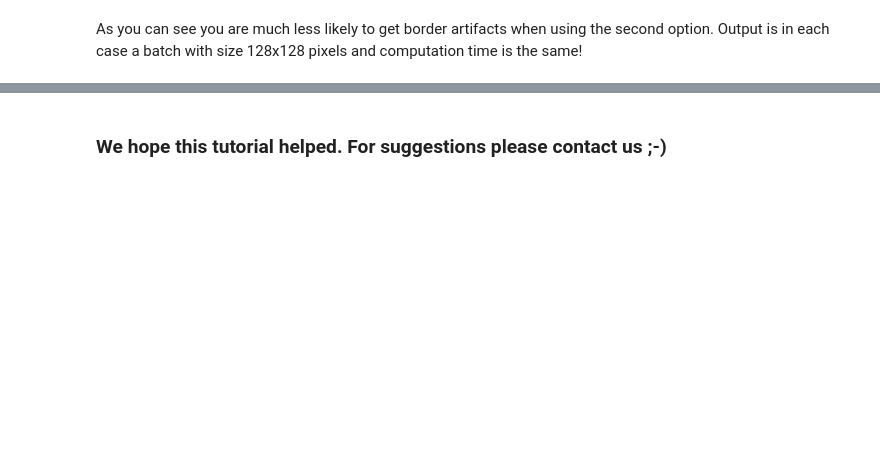
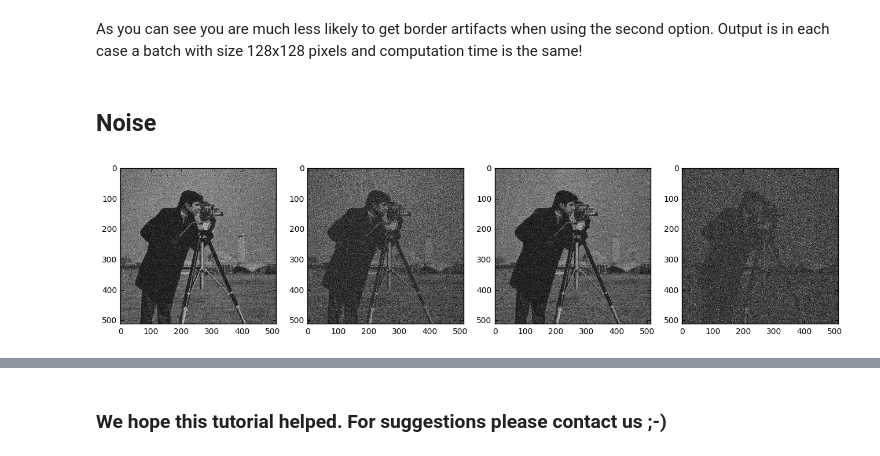
Before and after one commit to MIC-DKFZ/batchgenerators, a Jupyter notebook: batchgenerators/examples/example_ipynb.ipynb, the cells around one changed output, grey strips where cells are left out. Cells and saved outputs as stored; diff of their text form; code cells hidden in the pictures; blank space fills up the shorter version.

```diff
--- a/batchgenerators/examples/example_ipynb.ipynb
+++ b/batchgenerators/examples/example_ipynb.ipynb
@@ -208,2 +205,15 @@ Crop integrated into SpatialTransform (20 batches) took: 1.624 s
 # %% [markdown]
 As you can see you are much less likely to get border artifacts when using the second option. Output is in each case a batch with size 128x128 pixels and computation time is the same!
+# %% [markdown]
+## Noise
+# %%
+from batchgenerators.transforms.noise_transforms import RicianNoiseTransform
+from batchgenerators.dataloading.multi_threaded_augmenter import MultiThreadedAugmenter
+
+noise_transform = RicianNoiseTransform(noise_variance=(0, 200))
+multithreaded_generator = MultiThreadedAugmenter(batchgen, noise_transform, 4, 2, seeds=None)
+
+# you can run this line several times to see different outputs
+plot_batch(multithreaded_generator.next())
+# %% [output]
+[figure, added]
```
Also changed, not shown: parts of 9 cells of this notebook, 3 other files.
